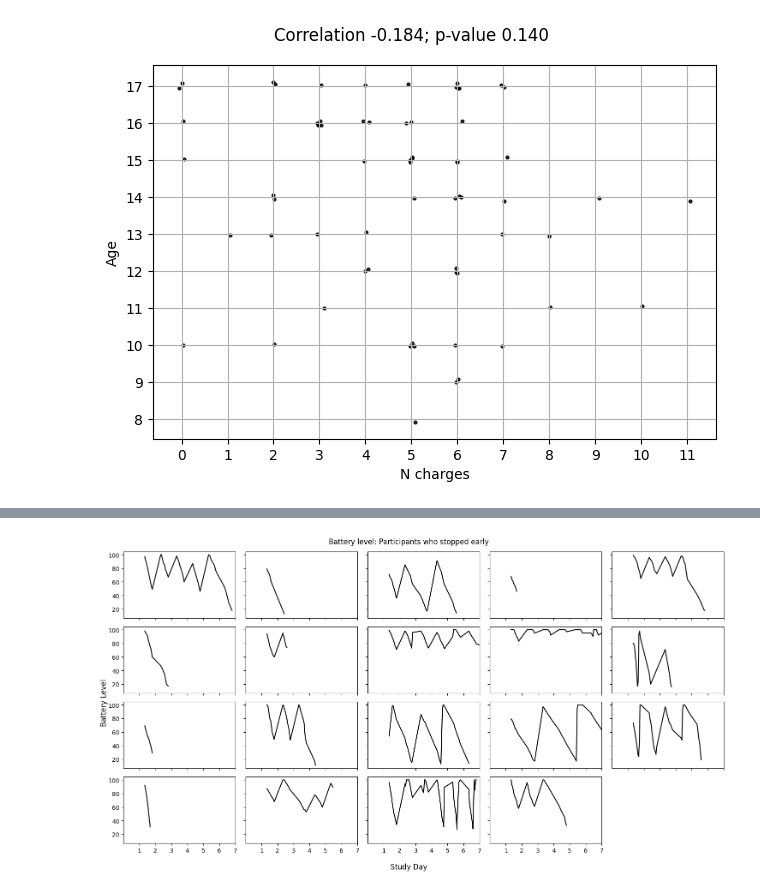
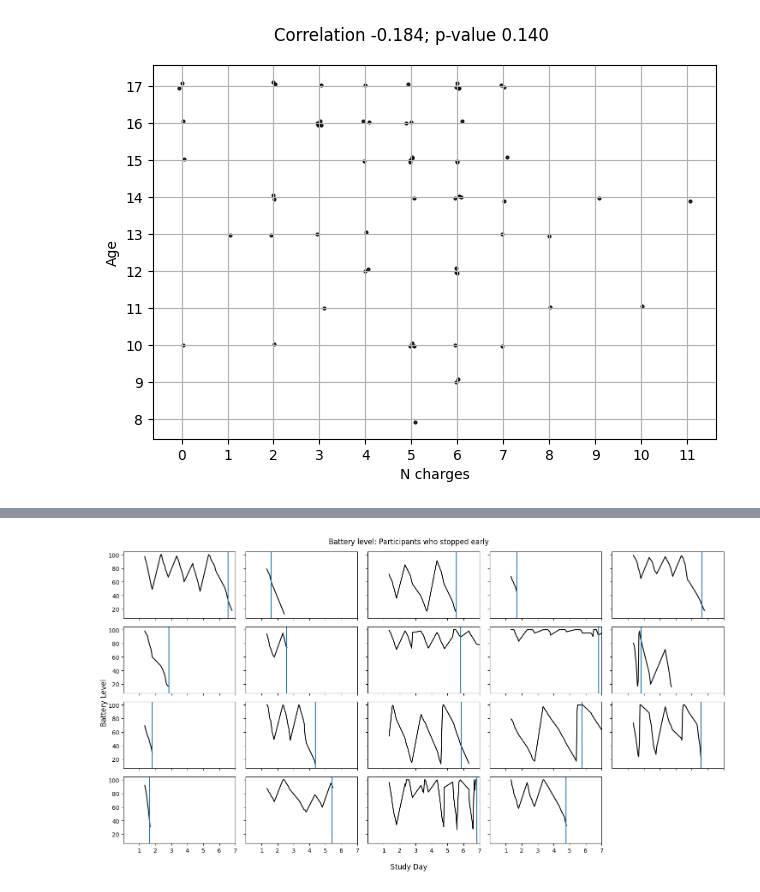
Before and after one commit to richard-lane/seaco_malaysia, a Jupyter notebook: battery_level_2.ipynb, the cells around one changed output, grey strips where cells are left out. Drawn from its saved outputs; the diff is of its cells as text; code cells hidden in the pictures.

Commit message:
vertical line at last positive point

```diff
--- a/battery_level_2.ipynb
+++ b/battery_level_2.ipynb
@@ -152,3 +152,7 @@ fig.tight_layout()
 fig.savefig(f"{img_dir}/n_charge_vs_age.png")
 # %% [output]
 [figure]
+# %%
+from ema import clean
+
+meal_df = clean.cleaned_smartwatch(keep_catchups=False)
@@ -161,34 +183,49 @@ Plot battery level for those who stopped early
 import pandas as pd
 
 fig, axes = plt.subplots(4, 5, sharex=True, sharey=True, figsize=(15, 8))
 
 for axis, p_id in zip(axes.flat, unique_pid_df[unique_pid_df["early_stop"]].index):
-    df_slice = battery_df[battery_df["p_id"] == p_id]
+    battery_slice = battery_df[battery_df["p_id"] == p_id]
+    meal_slice = meal_df[meal_df["p_id"] == p_id]
+
+    # Plot battery level
     axis.plot(
-        df_slice["delta"].dt.total_seconds(),
-        df_slice["battery_lvl"],
+        battery_slice["delta"].dt.total_seconds(),
+        battery_slice["battery_lvl"],
         color="k",
     )
+
+    # Find last positive entry
+    last_pos = (
+        meal_slice[
+            meal_slice["meal_type"].isin({"Meal", "Drink", "Snack", "No food/drink"})
+        ]["delta"]
+        .dt.total_seconds()
+        .max()
+    )
+    axis.axvline(last_pos)
+
+    # Find subsequent negative entries
 
     # Axis limits - go up to 7 days
     axis.set_xlim(
         pd.to_timedelta("0 days").total_seconds(),
         pd.to_timedelta("7 days").total_seconds(),
     )
 
     # Label in days
     axis.set_xticks(
         pd.to_timedelta([f"{i} days" for i in range(1, 8)]).total_seconds(),
         range(1, 8),
     )
 
 axes.flat[-1].set_visible(False)
 
 fig.supxlabel("Study Day")
 fig.supylabel("Battery Level")
 fig.suptitle("Battery level: Participants who stopped early")
 
 fig.tight_layout()
 fig.savefig(f"{img_dir}/battery_lvl_early_stop.png")
 # %% [output]
-[figure, old version]
+[figure, new version]
```
Also changed, not shown: parts of 1 cell of this notebook.
